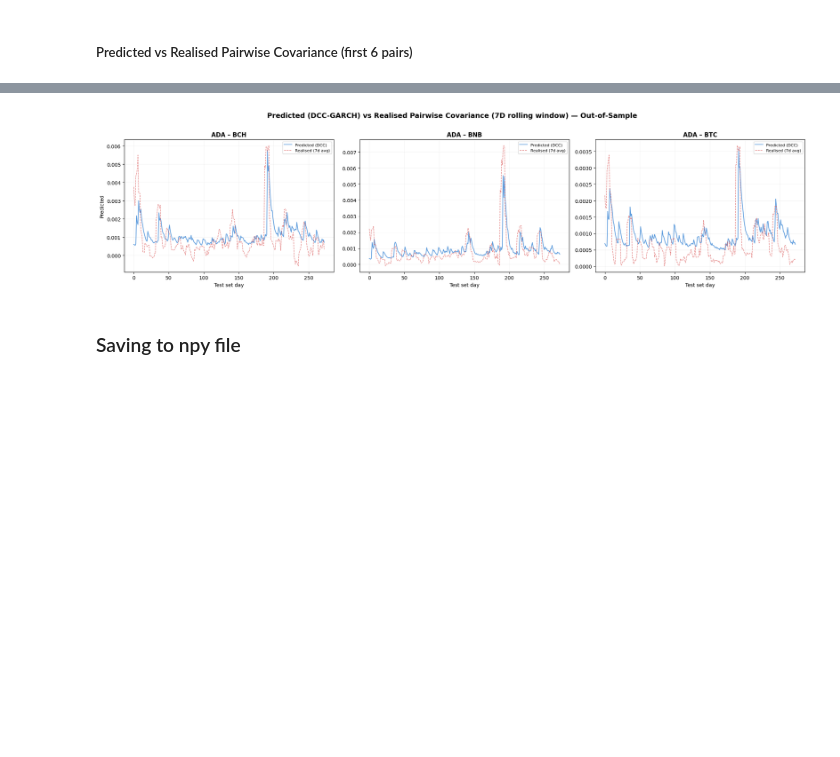
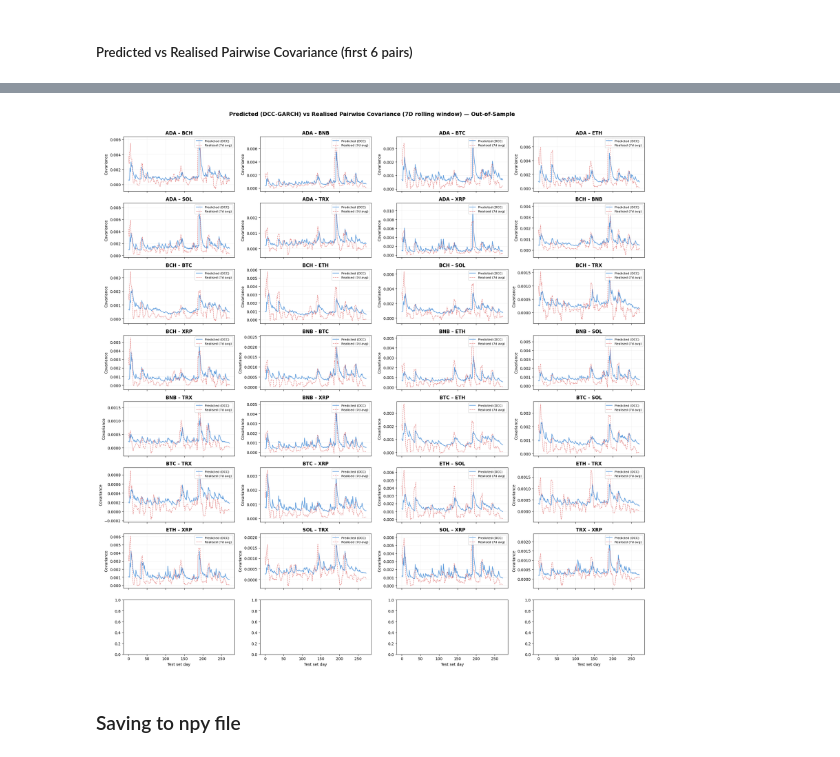
Before and after one commit to am3lia-low/optimising-dynamic-crypto-portfolio, a Jupyter notebook: 05_Covariance_Features_DCC_GARCH_Daily.ipynb, the cells around one changed output, grey strips where cells are left out. Drawn from its saved outputs; the diff is of its cells as text; code cells hidden in the pictures; blank space fills up the shorter version.

```diff
--- a/05_Covariance_Features_DCC_GARCH_Daily.ipynb
+++ b/05_Covariance_Features_DCC_GARCH_Daily.ipynb
@@ -689,7 +689,7 @@ Covariance Forecast RMSE - 5-day (sample covariance)
 # %%
 import itertools
 
-pair_indices = list(itertools.combinations(range(len(coins_to_use)), 2))[:3]
+pair_indices = list(itertools.combinations(range(len(coins_to_use)), 2))
 
 # Test returns for realised covariance proxy
 test_returns_array = test_log_returns[coins_to_use].values  # shape (T, N)
@@ -697,7 +697,7 @@ test_returns_array = test_log_returns[coins_to_use].values  # shape (T, N)
 # Smoothing window for realised covariance
 SMOOTH_WINDOW = 1
 
-fig, axes = plt.subplots(1, 3, figsize=(20, 5), sharex=True)
+fig, axes = plt.subplots(8, 4, figsize=(20, 20), sharex=True)
 axes = axes.flatten()
 
 for idx, (i, j) in enumerate(pair_indices):
@@ -721,15 +721,15 @@ for idx, (i, j) in enumerate(pair_indices):
     ax.plot(realized_smooth, color="#d95050", linewidth=1.0, linestyle="--",
             label=f"Realised ({SMOOTH_WINDOW}d avg)", alpha=0.75)
     ax.set_title(f"{coin_i} – {coin_j}", fontsize=12, fontweight="bold")
-    # ax.set_ylabel("Covariance")
+    ax.set_ylabel("Covariance")
     ax.legend(fontsize=8, loc="upper right")
     ax.grid(alpha=0.15)
 
-# axes[-4].set_xlabel("Test set day")
+axes[-4].set_xlabel("Test set day")
 axes[-3].set_xlabel("Test set day")
 axes[-2].set_xlabel("Test set day")
 axes[-1].set_xlabel("Test set day")
-axes[0].set_ylabel("Predicted")
+# axes[0].set_ylabel("Predicted")
 
 fig.suptitle(
     "Predicted (DCC-GARCH) vs Realised Pairwise Covariance — Out-of-Sample",
@@ -742,5 +742,5 @@ plt.show()
 # %%
-pair_indices = list(itertools.combinations(range(len(coins_to_use)), 2))[:3]
+pair_indices = list(itertools.combinations(range(len(coins_to_use)), 2))
 
 # Test returns for realised covariance proxy
 test_returns_array = test_log_returns[coins_to_use].values  # shape (T, N)
@@ -748,7 +748,7 @@ test_returns_array = test_log_returns[coins_to_use].values  # shape (T, N)
 # Smoothing window for realised covariance
 SMOOTH_WINDOW = 7
 
-fig, axes = plt.subplots(1, 3, figsize=(20, 5), sharex=True)
+fig, axes = plt.subplots(8, 4, figsize=(20, 20), sharex=True)
 axes = axes.flatten()
 
 for idx, (i, j) in enumerate(pair_indices):
@@ -759,37 +759,37 @@ for idx, (i, j) in enumerate(pair_indices):
     # Predicted: DCC covariance entry (i, j) at each time step
     predicted = test_H_all[:, i, j]
 
     # Realised: outer product proxy r_i * r_j
     realized_raw = test_returns_array[:, i] * test_returns_array[:, j]
 
     # Smooth realised with rolling mean
     realized_smooth = pd.Series(realized_raw).rolling(
         window=SMOOTH_WINDOW, center=True, min_periods=1
     ).mean().values
 
     # Plot
     ax.plot(predicted, color="#4a90d9", linewidth=1.4, label="Predicted (DCC)", alpha=0.9)
     ax.plot(realized_smooth, color="#d95050", linewidth=1.0, linestyle="--",
             label=f"Realised ({SMOOTH_WINDOW}d avg)", alpha=0.75)
     ax.set_title(f"{coin_i} – {coin_j}", fontsize=12, fontweight="bold")
-    # ax.set_ylabel("Covariance")
+    ax.set_ylabel("Covariance")
     ax.legend(fontsize=8, loc="upper right")
     ax.grid(alpha=0.15)
 
-# axes[-4].set_xlabel("Test set day")
+axes[-4].set_xlabel("Test set day")
 axes[-3].set_xlabel("Test set day")
 axes[-2].set_xlabel("Test set day")
 axes[-1].set_xlabel("Test set day")
-axes[0].set_ylabel("Predicted")
+# axes[0].set_ylabel("Predicted")
 
 fig.suptitle(
     "Predicted (DCC-GARCH) vs Realised Pairwise Covariance (7D rolling window) — Out-of-Sample",
     fontsize=14, fontweight="bold", y=1.01,
 )
 plt.tight_layout()
 plt.show()
 # %% [output]
-[figure, old version]
+[figure, new version]
 # %% [markdown]
 ### Saving to npy file
 # %%
```
Also changed, not shown: parts of 2 cells of this notebook, 11 other files.
